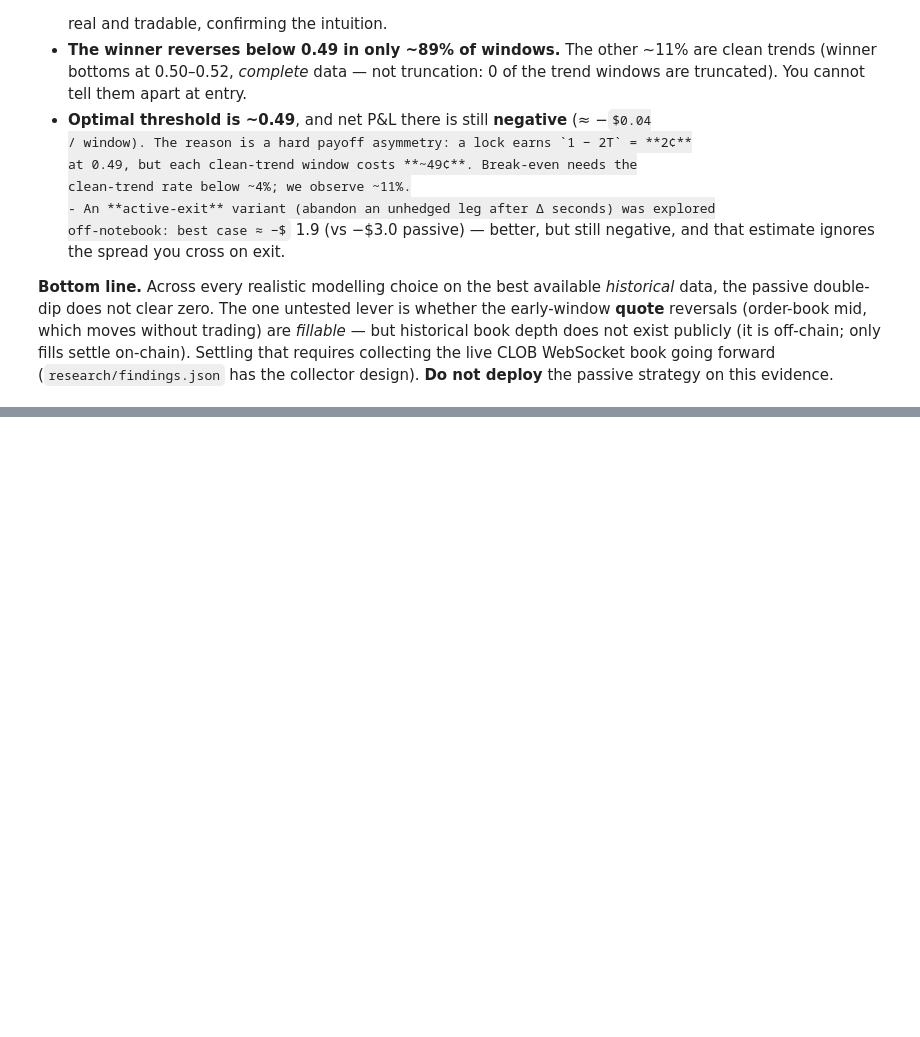
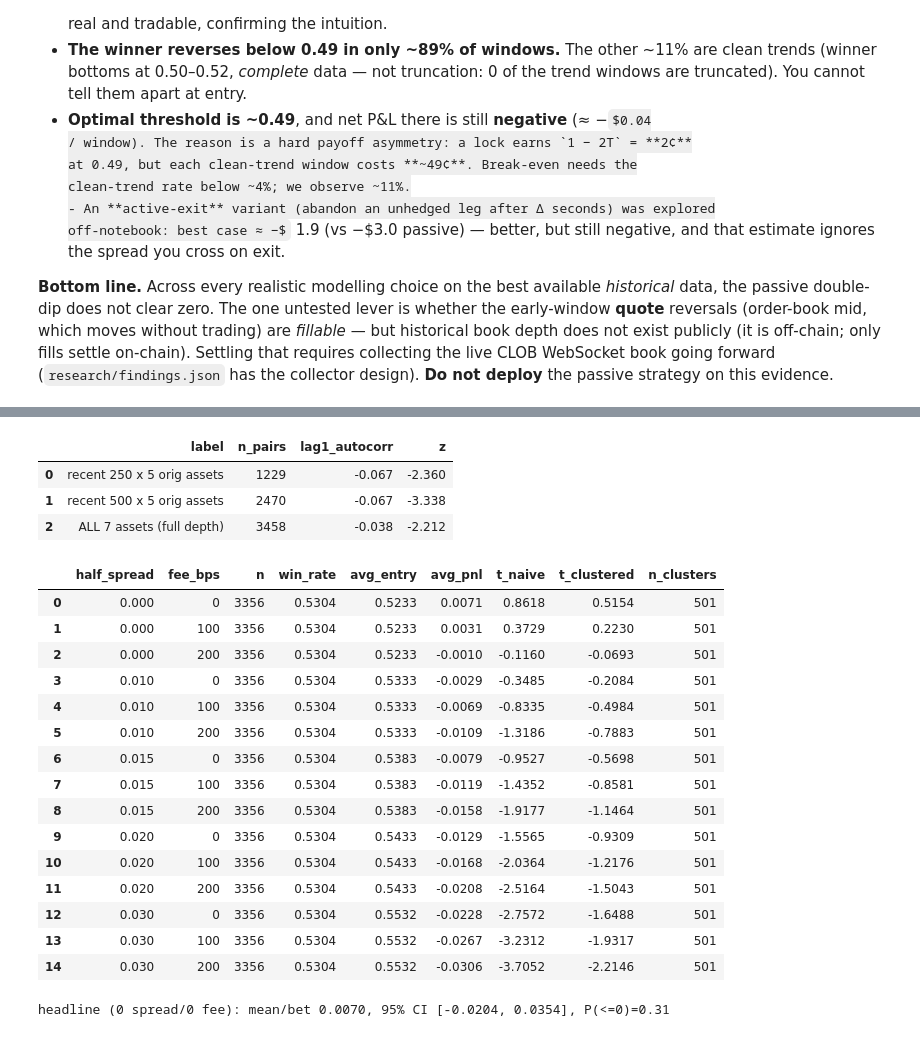
Before and after one commit to klaachkinggit/polymarket-5min, a Jupyter notebook: notebooks/polymarket_5min_arb.ipynb, the cells around one changed output, grey strips where cells are left out. Cells and saved outputs as stored; diff of their text form; code cells hidden in the pictures; some formulas as TeX source; blank space fills up the shorter version.

```diff
--- a/notebooks/polymarket_5min_arb.ipynb
+++ b/notebooks/polymarket_5min_arb.ipynb
@@ -532,16 +539,13 @@ we bet the signalled side at N's opening price and hold to settlement.
 # %%
-from polymarket_arb import (TradeHistoryClient, autocorr_stats,
-                            MomentumBacktester, MomentumConfig, momentum_summary)
+from polymarket_arb import (load_all, autocorr_table, friction_grid,
+                            block_bootstrap, sample_decay,
+                            MomentumBacktester, MomentumConfig)
 import math
 
-# Multi-asset history (cached via backward slug enumeration; needs the data pull)
-thc = TradeHistoryClient(cache_dir="../.cache")
-try:
-    mdata = {a: [w for w in thc.load_history(a, count=250) if w.resolved and w.n_trades > 0]
-             for a in ("btc", "eth", "sol", "bnb", "doge")}
-    mom_windows = [w for ws in mdata.values() for w in ws]
-    MOM_OK = len(mom_windows) >= 50
-except Exception as ex:
-    print("history unavailable:", repr(ex)); mdata = {}; mom_windows = []; MOM_OK = False
-print(f"momentum sample: {len(mom_windows)} windows across {len(mdata)} assets")
+# 7-asset history (cache-first; fetches any uncached windows via the backward slug walk)
+mdata = load_all(count=500, cache_dir="../.cache")
+mom_windows = [w for ws in mdata.values() for w in ws]
+MOM_OK = len(mom_windows) >= 50
+print(f"sample: {len(mom_windows)} windows across {len(mdata)} assets "
+      f"({sum(w.truncated for w in mom_windows)} truncated, excluded)")
 # %% [output]
@@ -621,0 +575,36 @@ if MOM_OK:
+# %%
+# Why the earlier result looked significant: it decays with more data + more assets
+if MOM_OK:
+    display(pd.DataFrame(sample_decay(mdata)).round(3))
+# %% [output]
+|  | label | n_pairs | lag1_autocorr | z |
+| 0 | recent 250 x 5 orig assets | 1229 | -0.067 | -2.360 |
+| 1 | recent 500 x 5 orig assets | 2470 | -0.067 | -3.338 |
+| 2 | ALL 7 assets (full depth) | 3458 | -0.038 | -2.212 |
+# %%
+# Reversal PnL vs friction with REALISTIC ask entry — naive vs cluster-robust t
+if MOM_OK:
+    rev = pd.DataFrame(friction_grid(mom_windows, "reversal"))
+    display(rev.round(4))
+    res0 = MomentumBacktester(MomentumConfig(direction="reversal")).run(mom_windows)
+    boot = block_bootstrap([r.pnl for r in res0], [r.start_ts for r in res0])
+    print(f"headline (0 spread/0 fee): mean/bet {boot['mean']:.4f}, "
+          f"95% CI [{boot['lo']:.4f}, {boot['hi']:.4f}], P(<=0)={boot['p_le_0']:.2f}")
+# %% [output]
+|  | half_spread | fee_bps | n | win_rate | avg_entry | avg_pnl | t_naive | t_clustered | n_clusters |
+| 0 | 0.000 | 0 | 3356 | 0.5304 | 0.5233 | 0.0071 | 0.8618 | 0.5154 | 501 |
+| 1 | 0.000 | 100 | 3356 | 0.5304 | 0.5233 | 0.0031 | 0.3729 | 0.2230 | 501 |
+| 2 | 0.000 | 200 | 3356 | 0.5304 | 0.5233 | -0.0010 | -0.1160 | -0.0693 | 501 |
+| 3 | 0.010 | 0 | 3356 | 0.5304 | 0.5333 | -0.0029 | -0.3485 | -0.2084 | 501 |
+| 4 | 0.010 | 100 | 3356 | 0.5304 | 0.5333 | -0.0069 | -0.8335 | -0.4984 | 501 |
+| 5 | 0.010 | 200 | 3356 | 0.5304 | 0.5333 | -0.0109 | -1.3186 | -0.7883 | 501 |
+| 6 | 0.015 | 0 | 3356 | 0.5304 | 0.5383 | -0.0079 | -0.9527 | -0.5698 | 501 |
+| 7 | 0.015 | 100 | 3356 | 0.5304 | 0.5383 | -0.0119 | -1.4352 | -0.8581 | 501 |
+| 8 | 0.015 | 200 | 3356 | 0.5304 | 0.5383 | -0.0158 | -1.9177 | -1.1464 | 501 |
+| 9 | 0.020 | 0 | 3356 | 0.5304 | 0.5433 | -0.0129 | -1.5565 | -0.9309 | 501 |
+| 10 | 0.020 | 100 | 3356 | 0.5304 | 0.5433 | -0.0168 | -2.0364 | -1.2176 | 501 |
+| 11 | 0.020 | 200 | 3356 | 0.5304 | 0.5433 | -0.0208 | -2.5164 | -1.5043 | 501 |
+| 12 | 0.030 | 0 | 3356 | 0.5304 | 0.5532 | -0.0228 | -2.7572 | -1.6488 | 501 |
+| 13 | 0.030 | 100 | 3356 | 0.5304 | 0.5532 | -0.0267 | -3.2312 | -1.9317 | 501 |
+| 14 | 0.030 | 200 | 3356 | 0.5304 | 0.5532 | -0.0306 | -3.7052 | -2.2146 | 501 |
+headline (0 spread/0 fee): mean/bet 0.0070, 95% CI [-0.0204, 0.0354], P(<=0)=0.31
```
Also changed, not shown: parts of 24 cells of this notebook, 14 other files.
